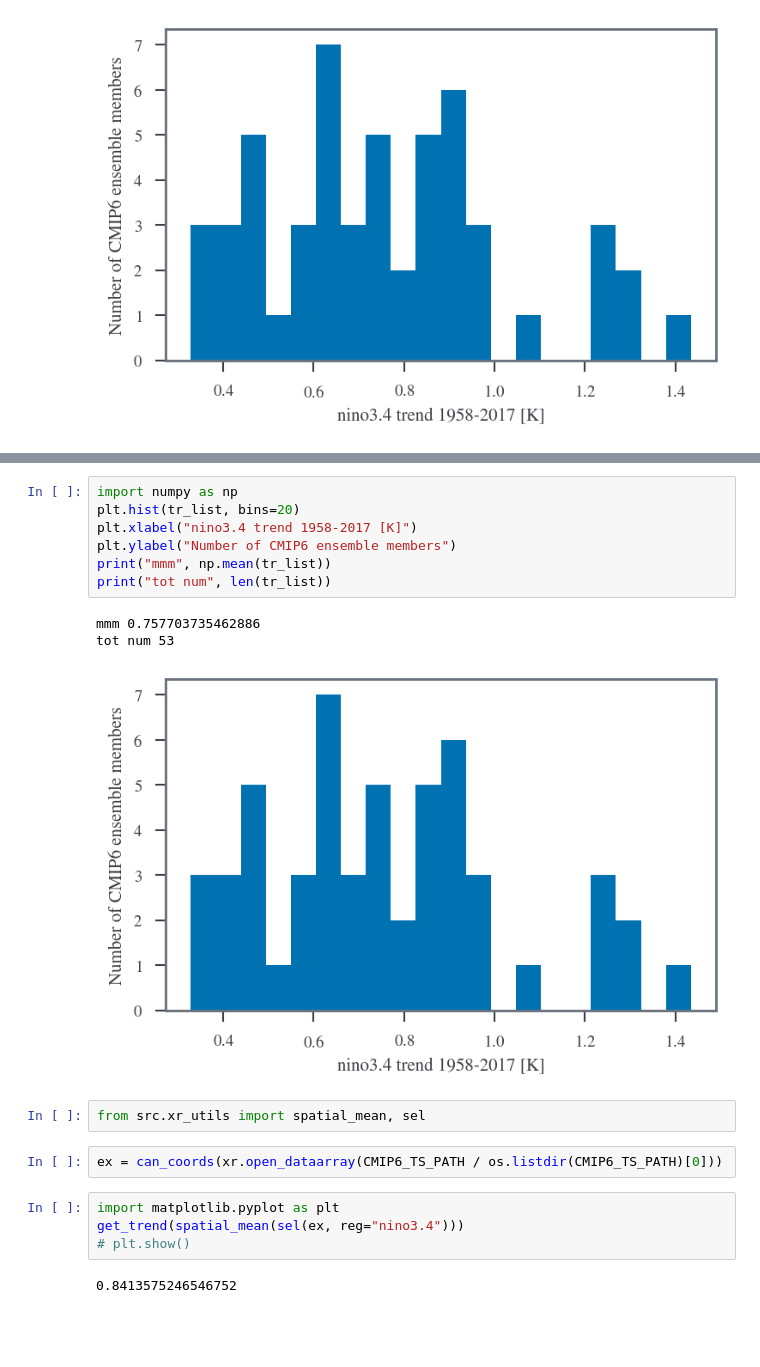
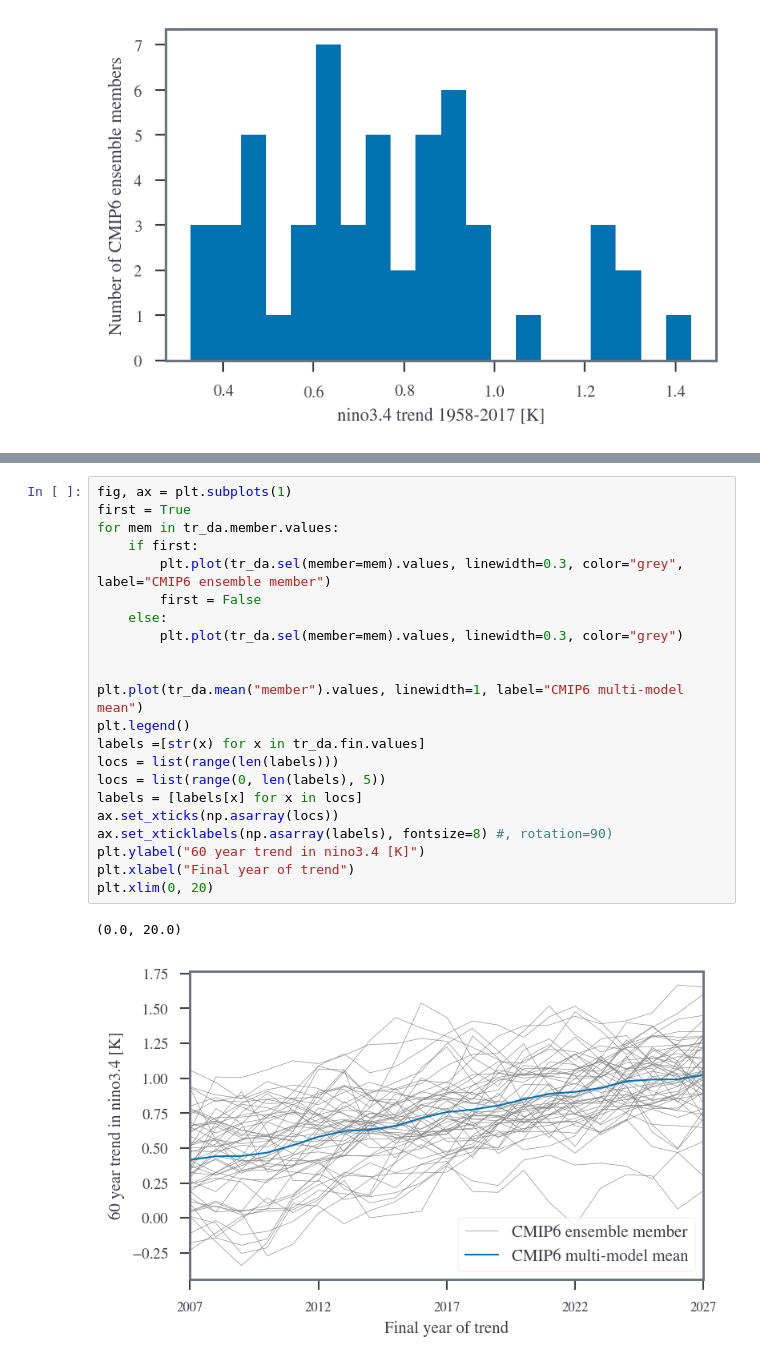
Before and after one commit to sdat2/seager19, a Jupyter notebook: notebooks/exploratory/cmip6-ensemble.ipynb, the cells around one changed output, grey strips where cells are left out. Cells and saved outputs as stored; diff of their text form; blank space fills up the shorter version.

```diff
--- a/notebooks/exploratory/cmip6-ensemble.ipynb
+++ b/notebooks/exploratory/cmip6-ensemble.ipynb
@@ -254,21 +77,25 @@ plt.hist(tr_list)
-# %%
-import numpy as np
-plt.hist(tr_list, bins=20)
-plt.xlabel("nino3.4 trend 1958-2017 [K]")
-plt.ylabel("Number of CMIP6 ensemble members")
-print("mmm", np.mean(tr_list))
-print("tot num", len(tr_list))
-# %% [output]
-mmm 0.757703735462886
-tot num 53
-[figure, removed]
-# %%
-from src.xr_utils import spatial_mean, sel
-# %%
-ex = can_coords(xr.open_dataarray(CMIP6_TS_PATH / os.listdir(CMIP6_TS_PATH)[0]))
-# %%
-import matplotlib.pyplot as plt
-get_trend(spatial_mean(sel(ex, reg="nino3.4")))
-# plt.show()
-# %% [output]
-0.8413575246546752
+# %%
+fig, ax = plt.subplots(1)
+first = True
+for mem in tr_da.member.values:
+    if first:
+        plt.plot(tr_da.sel(member=mem).values, linewidth=0.3, color="grey", label="CMIP6 ensemble member")
+        first = False
+    else:
+        plt.plot(tr_da.sel(member=mem).values, linewidth=0.3, color="grey")
+
+
+plt.plot(tr_da.mean("member").values, linewidth=1, label="CMIP6 multi-model mean")
+plt.legend()
+labels =[str(x) for x in tr_da.fin.values]
+locs = list(range(len(labels)))
+locs = list(range(0, len(labels), 5))
+labels = [labels[x] for x in locs]
+ax.set_xticks(np.asarray(locs))
+ax.set_xticklabels(np.asarray(labels), fontsize=8) #, rotation=90)
+plt.ylabel("60 year trend in nino3.4 [K]")
+plt.xlabel("Final year of trend")
+plt.xlim(0, 20)
+# %% [output]
+(0.0, 20.0)
+[figure, added]
```
Also changed, not shown: parts of 11 cells of this notebook.
